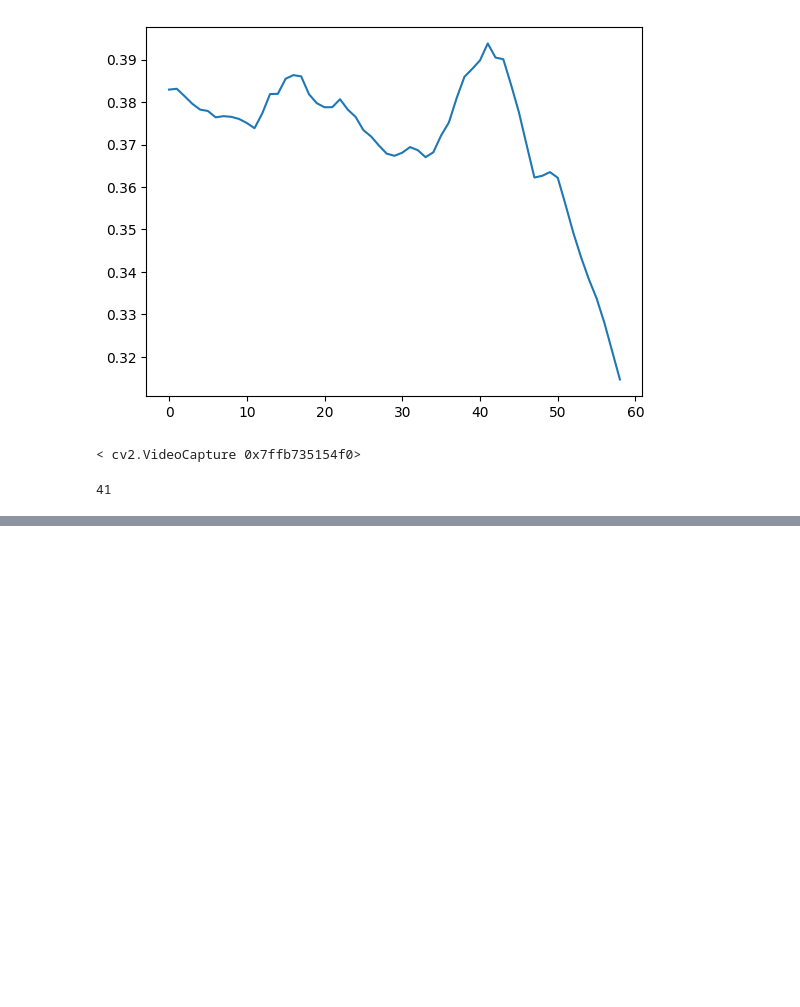
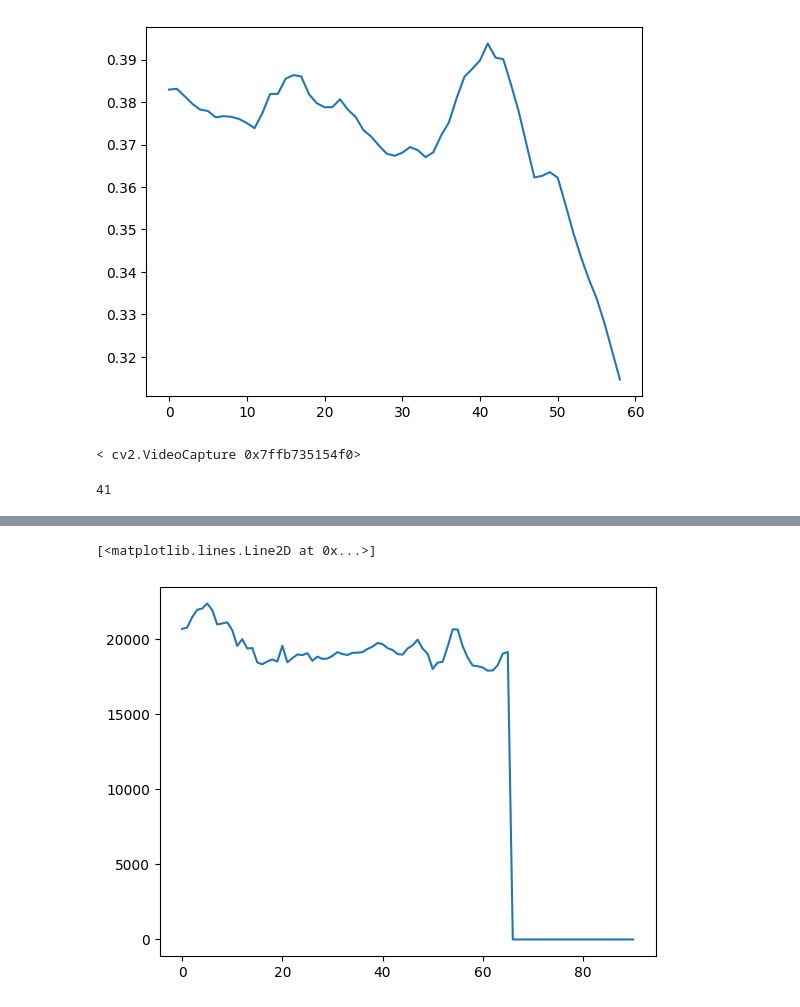
Before and after one commit to imartinf/multimemo, a Jupyter notebook: notebooks/compute_video_saliency.ipynb, the cells around one changed output, grey strips where cells are left out. Cells and saved outputs as stored; diff of their text form; code cells hidden in the pictures; blank space fills up the shorter version.

```diff
--- a/notebooks/compute_video_saliency.ipynb
+++ b/notebooks/compute_video_saliency.ipynb
@@ -224,3 +225,9 @@ while suc and idx < l:
     idx += 1
 # %% [output]
 41
+# %%
+# Load data with computed saliency
+data_saliency = pd.read_csv("/mnt/rufus_A/multimemo/data/processed/memento_train_test_frames_saliency.csv")
+# Sort by filename and the frame number
+data_saliency = data_saliency.sort_values(["filename", "frame_path"])
+data_saliency.head()
@@ -226,0 +286,13 @@ while suc and idx < l:
+# %%
+# Display the video with more 0 saliency frames
+video_path = data_saliency[data_saliency["filename"] == "talking_flickr-6-2-3-7-0-8-8-7-5762370887_64.mp4"]["filename"].values[0]
+video_path_full = os.path.join("/mnt/rufus_A/Memento10k/videos", video_path)
+print(video_path)
+# Show frames from this video
+data_saliency[data_saliency["filename"] == video_path][["frame_path_saliency", "frame_path"]]
+# Display video
+HTML("""
+<video width="320" height="240" controls>
+  <source src="data:video/mp4;base64,{0}" type="video/mp4">
+</video>
+""".format(b64encode(open(video_path_full, "rb").read()).decode()))
@@ -226,0 +317,7 @@ while suc and idx < l:
+# %%
+# Display saliency plot for this video
+x = data_saliency[data_saliency["filename"] == video_path]["frame_path_saliency"].values
+plt.plot(x)
+# %% [output]
+[<matplotlib.lines.Line2D at 0x...>]
+[figure, added]
```
Also changed, not shown: parts of 12 cells of this notebook, 7 other files.
